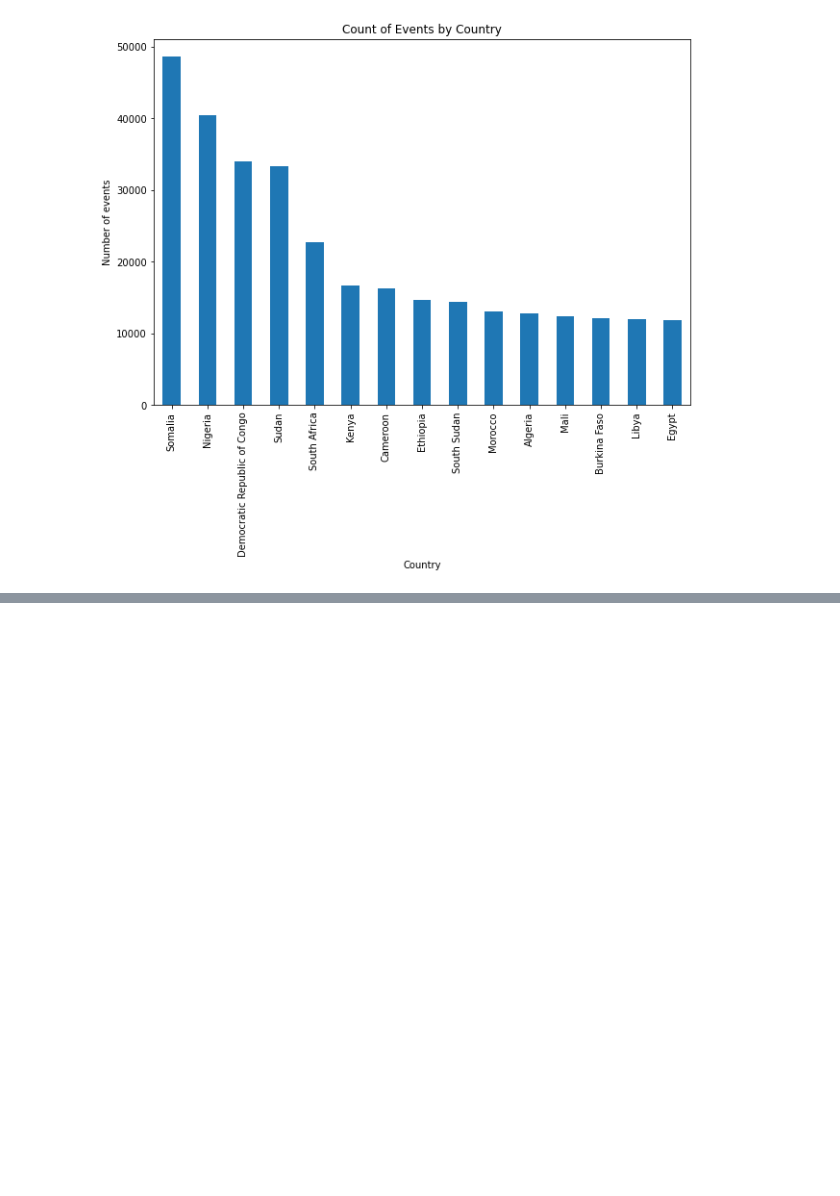
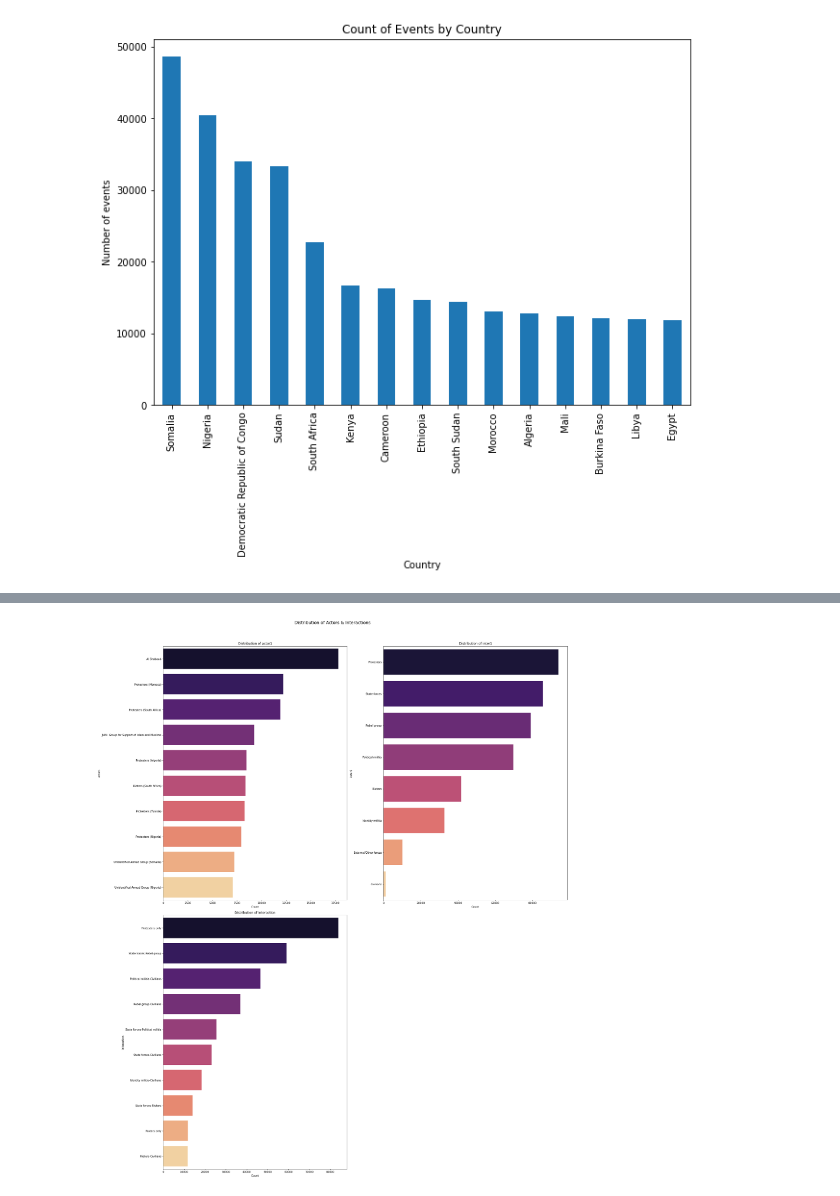
Before and after one commit to Collz472/DSF-PT08P5-GROUP-11-CAPSTONE-PROJECT, a Jupyter notebook: Working Folder/Colleta.ipynb, the cells around one changed output, grey strips where cells are left out. Saved outputs shown, nothing was run; the diff lists cells and outputs as text; code cells hidden in the pictures; blank space fills up the shorter version.

```diff
--- a/Working Folder/Colleta.ipynb
+++ b/Working Folder/Colleta.ipynb
@@ -478,0 +489,28 @@ plt.show()
+# %%
+# Define the categorical columns to visualize
+actor_columns = ['actor1', 'inter1', 'interaction']
+# Set up the figure and axes dynamically based on the number of columns
+num_plots = len(actor_columns)
+rows = (num_plots // 2) + (num_plots % 2)  # Ensure enough rows
+fig, axes = plt.subplots(rows, 2, figsize=(25, 30))
+
+fig.suptitle('Distribution of Actors & Interactions', fontsize=16)
+# Flatten axes only if there are multiple rows
+if rows > 1:
+    axes = axes.flatten()
+else:
+    axes = [axes]
+# Iterate through columns and plot
+for i, col in enumerate(actor_columns):
+    sns.countplot(y=conflict[col], order=conflict[col].value_counts().index[:10], ax=axes[i], palette="magma")  # Top 10 categories
+    axes[i].set_title(f'Distribution of {col}')
+    axes[i].set_xlabel('Count')
+    axes[i].set_ylabel(col)
+# Remove any unused subplots
+for j in range(i + 1, len(axes)):
+    fig.delaxes(axes[j])  # Remove empty subplot
+
+plt.tight_layout(rect=[0, 0, 1, 0.96])
+plt.show()
+# %% [output]
+[figure, added]
```
Also changed, not shown: parts of 22 cells of this notebook.
